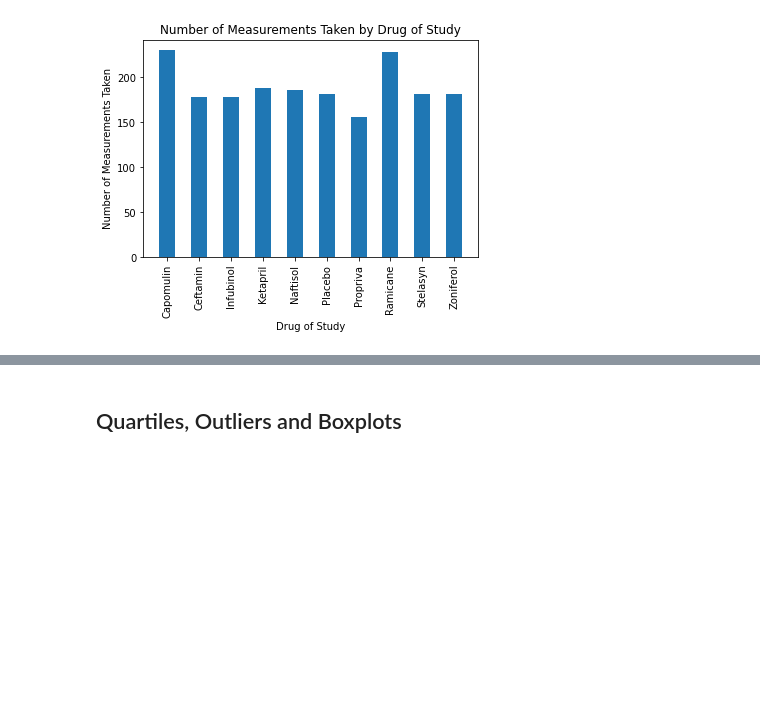
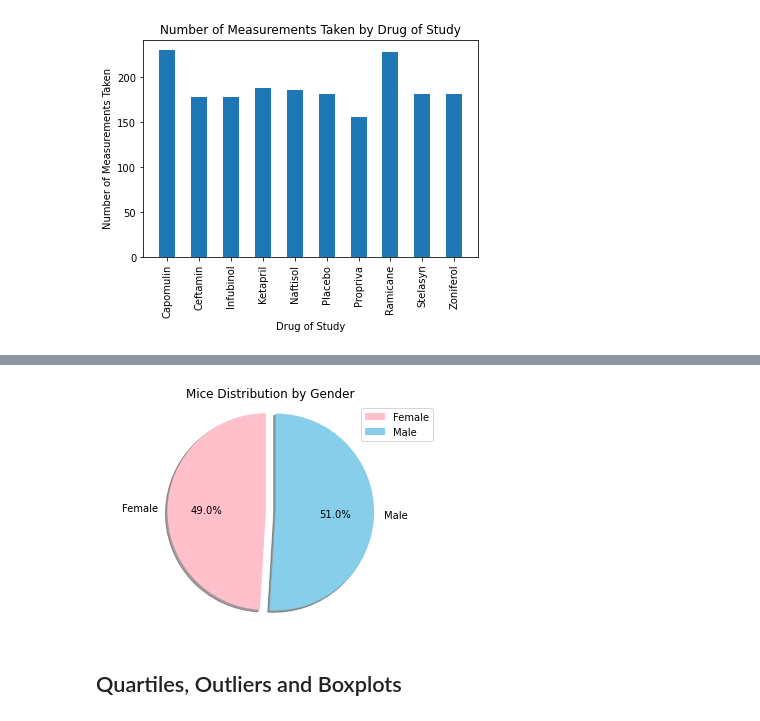
Before and after one commit to luchovzla/matplotlib-challenge, a Jupyter notebook: Pymaceuticals/pymaceuticals_starter.ipynb, the cells around one changed output, grey strips where cells are left out. Drawn from its saved outputs; the diff is of its cells as text; code cells hidden in the pictures; blank space fills up the shorter version.

```diff
--- a/Pymaceuticals/pymaceuticals_starter.ipynb
+++ b/Pymaceuticals/pymaceuticals_starter.ipynb
@@ -230,3 +239,24 @@ plt.show
+# %%
+# Generate a pie plot showing the distribution of female versus male mice using pyplot
+
+# Draw plot
+
+plt.pie(gender_count["Mouse ID"],
+        labels = gender_count.index,
+        startangle = 90,
+        shadow = True,
+        explode = (0.1, 0),
+        colors = ("pink", "skyblue"),
+        autopct = '%1.1f%%')
+
+# Aesthetics and labels
+
+plt.title("Mice Distribution by Gender")
+plt.legend(loc = "upper right")
+plt.axis("equal")
+plt.show()
+# %% [output]
+[figure, added]
 # %% [markdown]
 ## Quartiles, Outliers and Boxplots
 # %%
```
Also changed, not shown: parts of 5 cells of this notebook.
